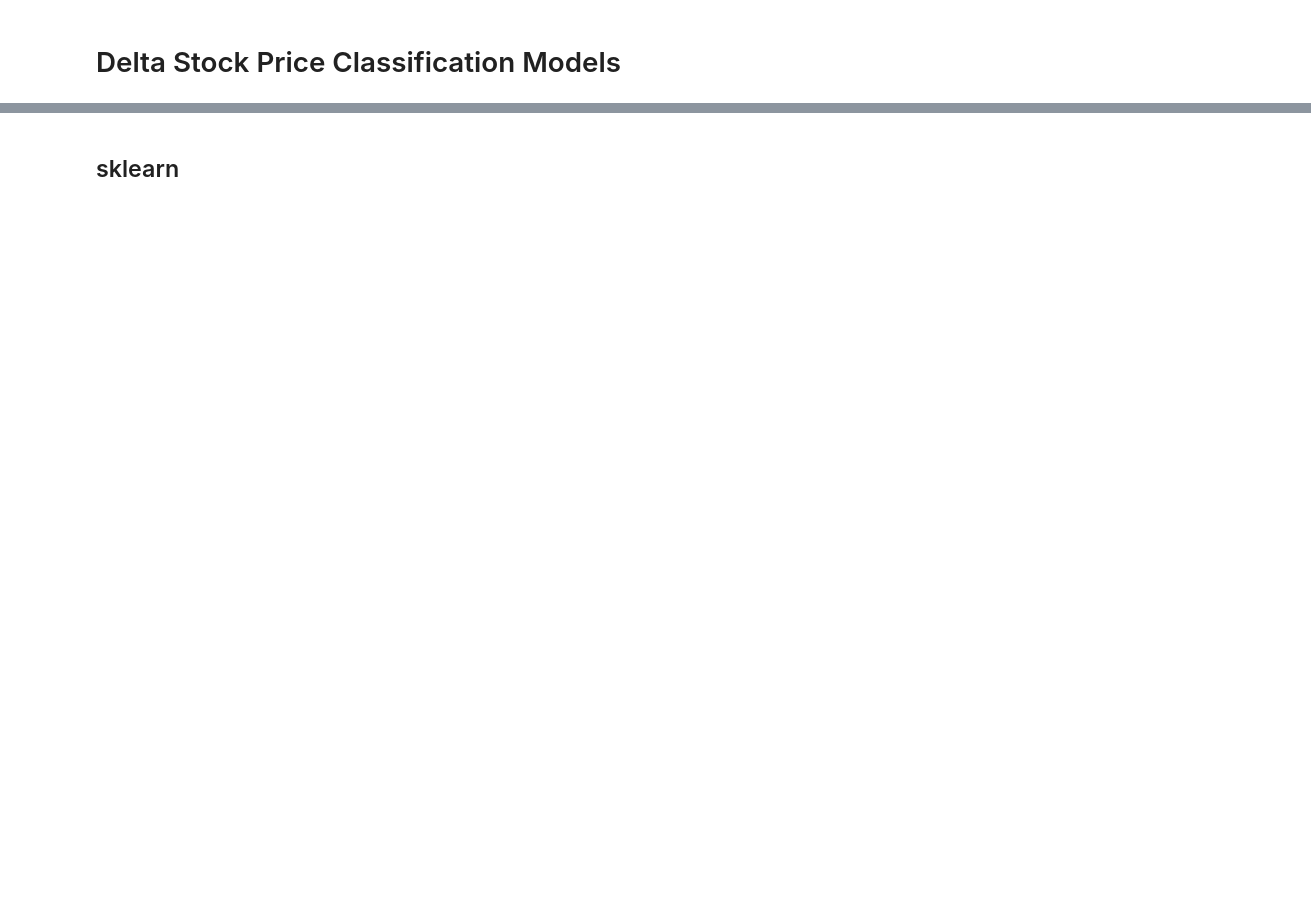
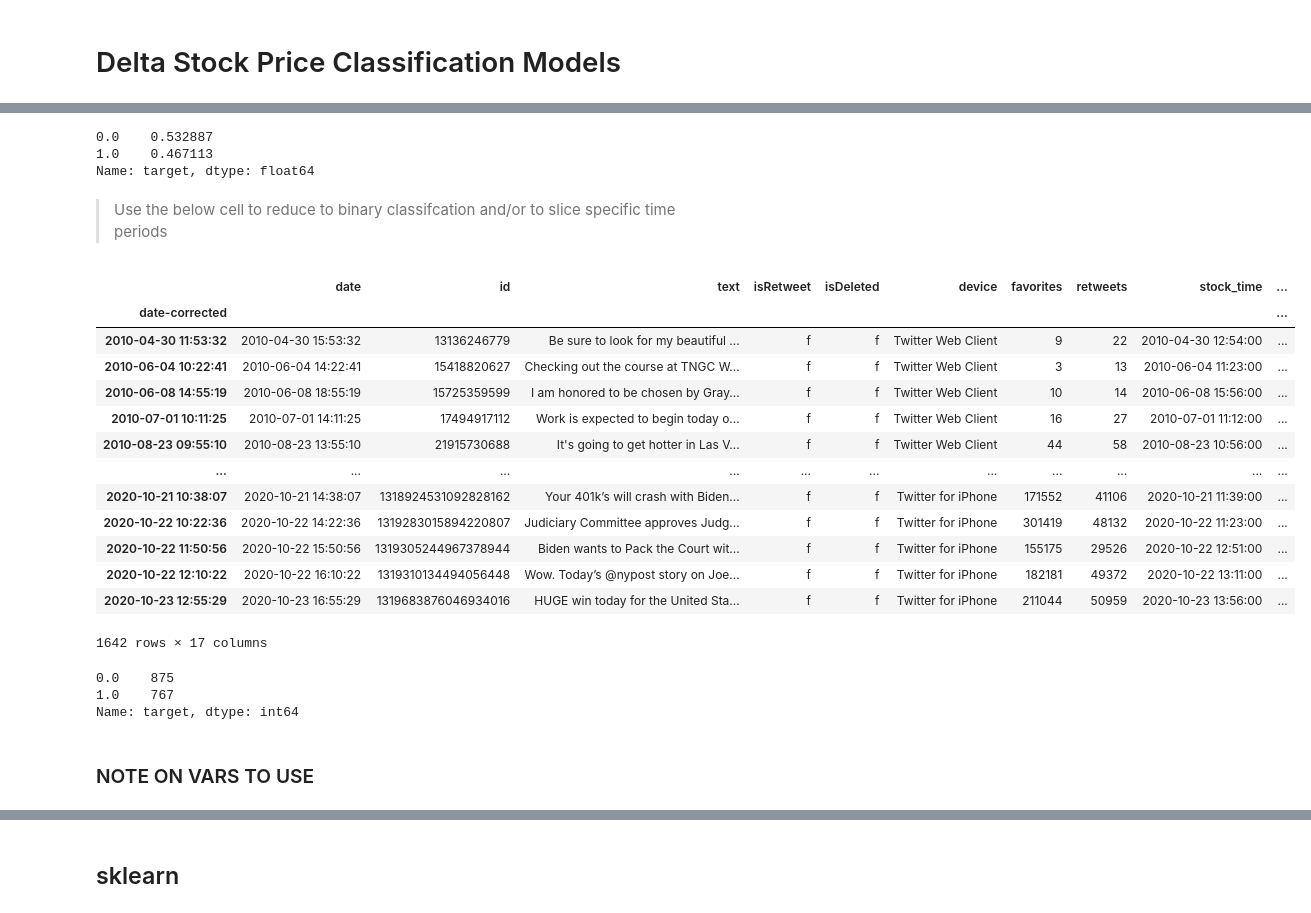
Before and after one commit to jirvingphd/capstone-project-using-trumps-tweets-to-predict-stock-market, a Jupyter notebook: Capstone Restarted 10-2020.ipynb, the cells around one changed output, grey strips where cells are left out. Drawn from its saved outputs; the diff is of its cells as text; code cells hidden in the pictures; blank space fills up the shorter version.

```diff
--- a/Capstone Restarted 10-2020.ipynb
+++ b/Capstone Restarted 10-2020.ipynb
@@ -564,0 +564,14 @@ twitter_df.to_csv('data/trump_tweets_plus_target.csv')
+# %%
+## SETTINGS FOR WHICH TAREGET COLUMNS TO USE AND WHETHER TO USE BINARY OR MULTI CLASS
+TARGET_COL = 'price_bins' # Options= 'delta_price','quantile_bins'
+CLASS_TYPE = 'binary'
+
+if CLASS_TYPE == 'binary':
+    target_map = {'decrease':0,'increase':1}
+else:
+    target_map = {'decrease':0,'no change':1,'increase':2}
+
+
+
+target_map_lookup = {v:k for k,v in target_map.items()}
+target_map_lookup
@@ -564,0 +600,36 @@ twitter_df.to_csv('data/trump_tweets_plus_target.csv')
+# %%
+twitter_df['target'].value_counts(1)
+# %% [output]
+0.0    0.532887
+1.0    0.467113
+Name: target, dtype: float64
+# %% [markdown]
+> Use the below cell to reduce to binary classifcation and/or to slice specific time periods
+# %%
+## CREATE data_df
+# data_df = twitter_df.loc[:'2019']
+data_df = twitter_df.loc[twitter_df[TARGET_COL]!='no change']
+data_df
+# %% [output]
+|  | date | id | text | isRetweet | isDeleted | device | favorites | retweets | stock_time | ... |
+| date-corrected |  |  |  |  |  |  |  |  |  | ... |
+| 2010-04-30 11:53:32 | 2010-04-30 15:53:32 | 13136246779 | Be sure to look for my beautiful ... | f | f | Twitter Web Client | 9 | 22 | 2010-04-30 12:54:00 | ... |
+| 2010-06-04 10:22:41 | 2010-06-04 14:22:41 | 15418820627 | Checking out the course at TNGC W... | f | f | Twitter Web Client | 3 | 13 | 2010-06-04 11:23:00 | ... |
+| 2010-06-08 14:55:19 | 2010-06-08 18:55:19 | 15725359599 | I am honored to be chosen by Gray... | f | f | Twitter Web Client | 10 | 14 | 2010-06-08 15:56:00 | ... |
+| 2010-07-01 10:11:25 | 2010-07-01 14:11:25 | 17494917112 | Work is expected to begin today o... | f | f | Twitter Web Client | 16 | 27 | 2010-07-01 11:12:00 | ... |
+| 2010-08-23 09:55:10 | 2010-08-23 13:55:10 | 21915730688 | It's going to get hotter in Las V... | f | f | Twitter Web Client | 44 | 58 | 2010-08-23 10:56:00 | ... |
+| ... | ... | ... | ... | ... | ... | ... | ... | ... | ... | ... |
+| 2020-10-21 10:38:07 | 2020-10-21 14:38:07 | 1318924531092828162 | Your 401k’s will crash with Biden... | f | f | Twitter for iPhone | 171552 | 41106 | 2020-10-21 11:39:00 | ... |
+| 2020-10-22 10:22:36 | 2020-10-22 14:22:36 | 1319283015894220807 | Judiciary Committee approves Judg... | f | f | Twitter for iPhone | 301419 | 48132 | 2020-10-22 11:23:00 | ... |
+| 2020-10-22 11:50:56 | 2020-10-22 15:50:56 | 1319305244967378944 | Biden wants to Pack the Court wit... | f | f | Twitter for iPhone | 155175 | 29526 | 2020-10-22 12:51:00 | ... |
+| 2020-10-22 12:10:22 | 2020-10-22 16:10:22 | 1319310134494056448 | Wow. Today’s @nypost story on Joe... | f | f | Twitter for iPhone | 182181 | 49372 | 2020-10-22 13:11:00 | ... |
+| 2020-10-23 12:55:29 | 2020-10-23 16:55:29 | 1319683876046934016 | HUGE win today for the United Sta... | f | f | Twitter for iPhone | 211044 | 50959 | 2020-10-23 13:56:00 | ... |
+1642 rows × 17 columns
+# %%
+data_df['target'].value_counts()
+# %% [output]
+0.0    875
+1.0    767
+Name: target, dtype: int64
+# %% [markdown]
+### NOTE ON VARS TO USE
```
Also changed, not shown: parts of 45 cells of this notebook, 2 other files.
